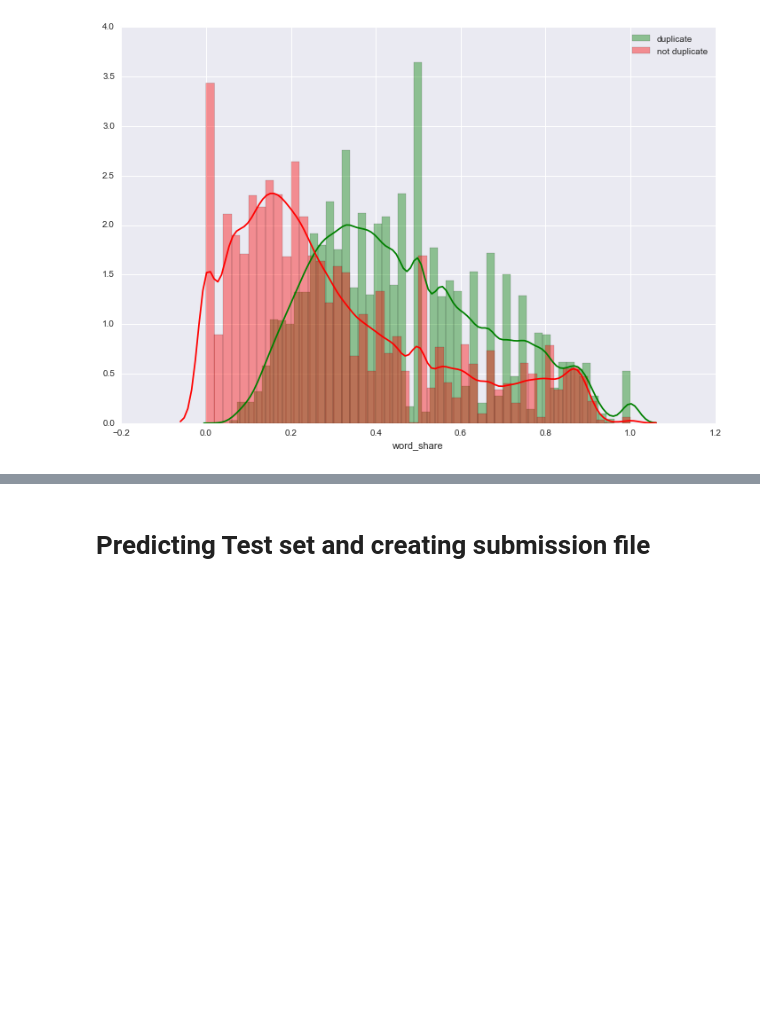
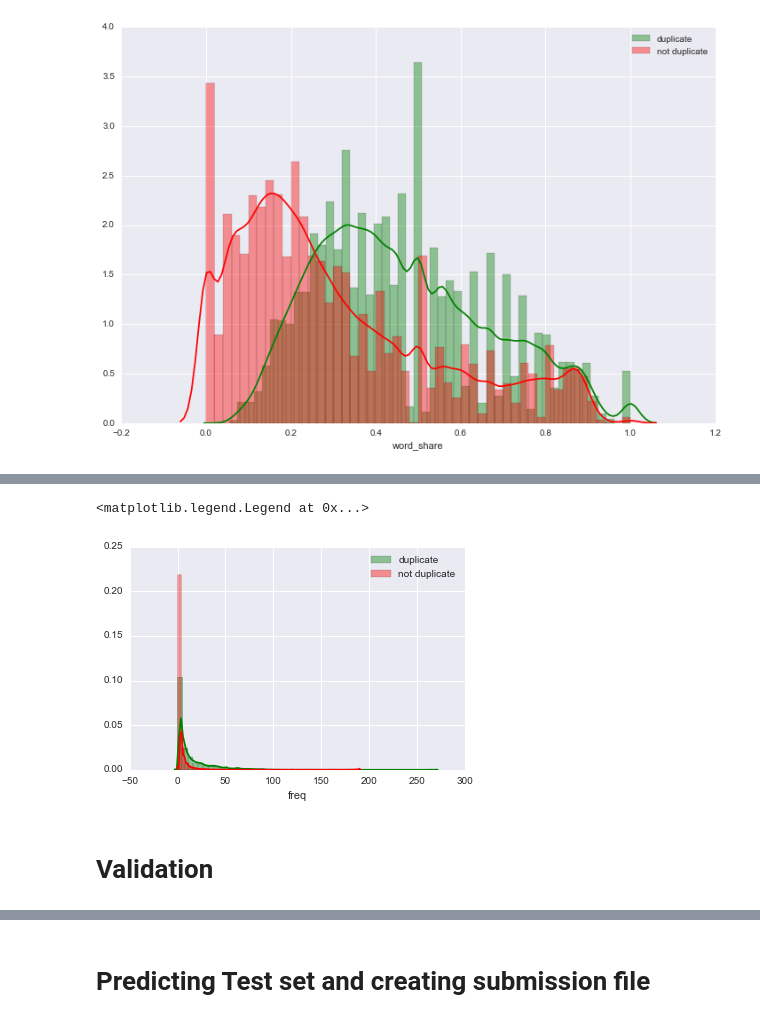
Before and after one commit to itaraday/QuoraQuestion, a Jupyter notebook: Quora.ipynb, the cells around one changed output, grey strips where cells are left out. Cells and saved outputs as stored; diff of their text form; code cells hidden in the pictures; blank space fills up the shorter version.

Commit message:
Added frequency count

```diff
--- a/Quora.ipynb
+++ b/Quora.ipynb
@@ -181,0 +184,5 @@ plt.legend()
+# %%
+questions = train['question1_cleaned'].tolist()
+foo = train['question2_cleaned'].tolist()
+questions.extend(foo)
+len(questions)
@@ -181,0 +191,3 @@ plt.legend()
+# %%
+questions = pd.Series(Counter(questions))
+questions.head()
@@ -181,0 +201,5 @@ plt.legend()
+# %%
+train["q1freq"] = train['question1_cleaned'].map(questions)-1
+train["q2freq"] = train['question2_cleaned'].map(questions)-1
+train["freq"] = train["q1freq"] + df["q2freq"]
+train.head()
@@ -181,0 +213,9 @@ plt.legend()
+# %%
+sns.distplot(train.ix[train['is_duplicate'] == 1, 'freq'], color = 'green', label="duplicate")
+sns.distplot(train.ix[train['is_duplicate'] == 0, 'freq'], color = 'red', label="not duplicate")
+plt.legend()
+# %% [output]
+<matplotlib.legend.Legend at 0x...>
+[figure, added]
+# %% [markdown]
+<h1>Validation</h1>
```
Also changed, not shown: parts of 10 cells of this notebook.
